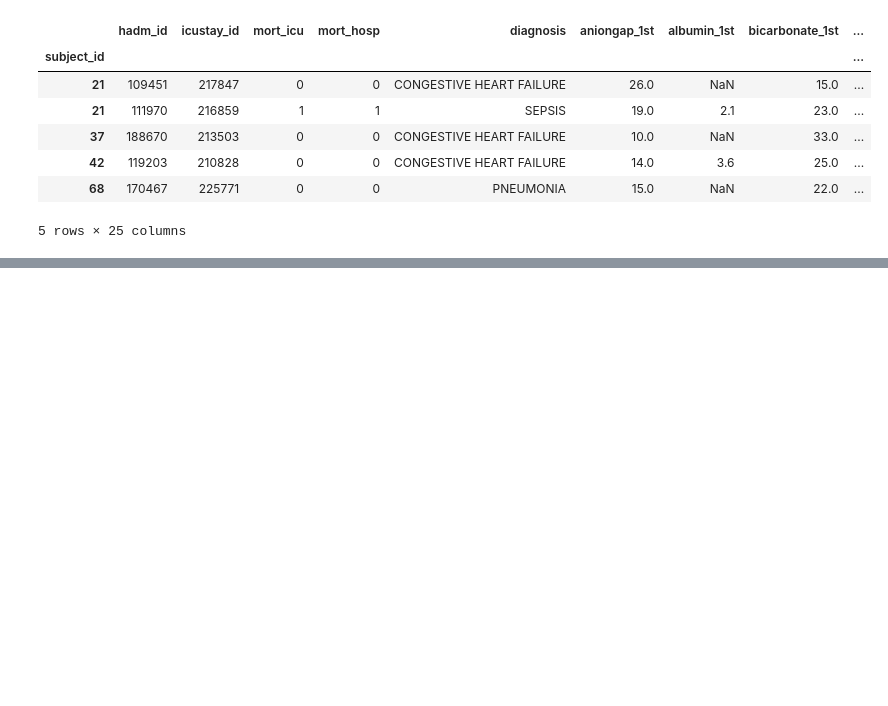
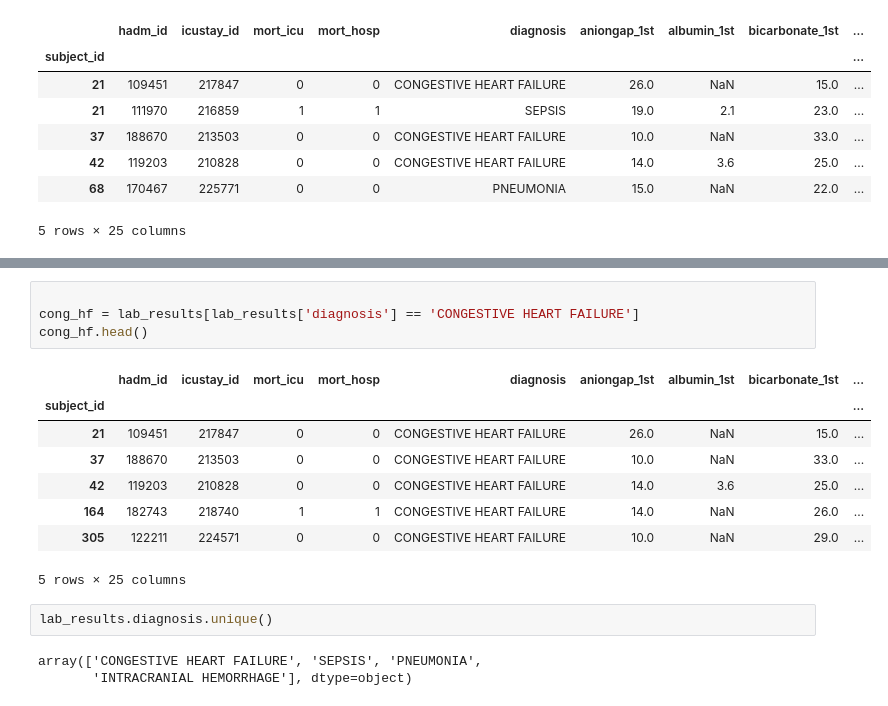
Before and after one commit to RJBeetel3/mimic3_analysis, a Jupyter notebook: ICU_DIAGNOSES.ipynb, the cells around one changed output, grey strips where cells are left out. Drawn from its saved outputs; the diff is of its cells as text; blank space fills up the shorter version.

```diff
--- a/ICU_DIAGNOSES.ipynb
+++ b/ICU_DIAGNOSES.ipynb
@@ -181,0 +189,18 @@ labresults
+# %%
+
+cong_hf = lab_results[lab_results['diagnosis'] == 'CONGESTIVE HEART FAILURE']
+cong_hf.head()
+# %% [output]
+|  | hadm_id | icustay_id | mort_icu | mort_hosp | diagnosis | aniongap_1st | albumin_1st | bicarbonate_1st | ... |
+| subject_id |  |  |  |  |  |  |  |  | ... |
+| 21 | 109451 | 217847 | 0 | 0 | CONGESTIVE HEART FAILURE | 26.0 | NaN | 15.0 | ... |
+| 37 | 188670 | 213503 | 0 | 0 | CONGESTIVE HEART FAILURE | 10.0 | NaN | 33.0 | ... |
+| 42 | 119203 | 210828 | 0 | 0 | CONGESTIVE HEART FAILURE | 14.0 | 3.6 | 25.0 | ... |
+| 164 | 182743 | 218740 | 1 | 1 | CONGESTIVE HEART FAILURE | 14.0 | NaN | 26.0 | ... |
+| 305 | 122211 | 224571 | 0 | 0 | CONGESTIVE HEART FAILURE | 10.0 | NaN | 29.0 | ... |
+5 rows × 25 columns
+# %%
+lab_results.diagnosis.unique()
+# %% [output]
+array(['CONGESTIVE HEART FAILURE', 'SEPSIS', 'PNEUMONIA',
+       'INTRACRANIAL HEMORRHAGE'], dtype=object)
```
Also changed, not shown: parts of 20 cells of this notebook.
